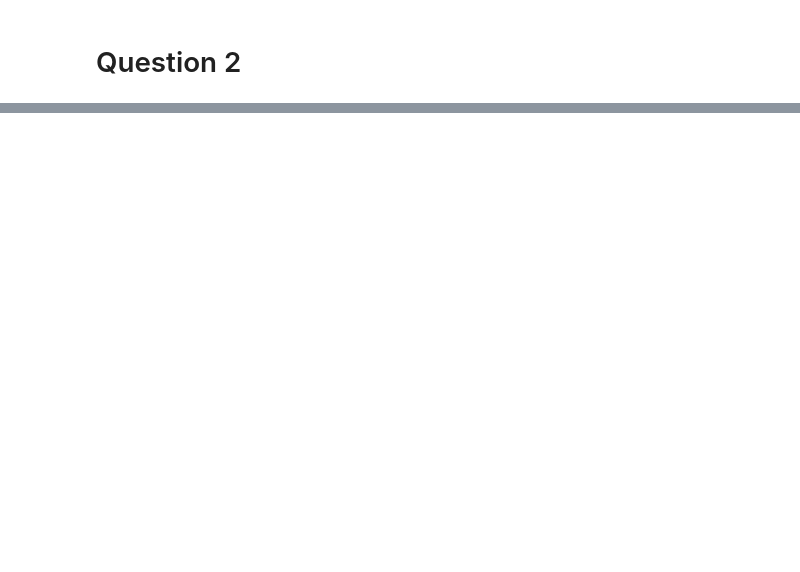
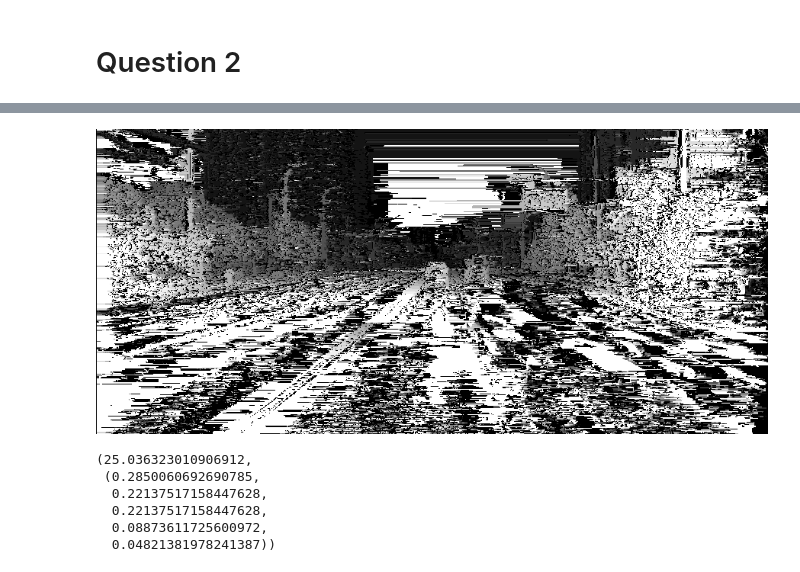
Before and after one commit to R-HUA/COMP90086-Computer-Vision, a Jupyter notebook: COMP90086.ipynb, the cells around one changed output, grey strips where cells are left out. Cells and saved outputs as stored; diff of their text form; code cells hidden in the pictures; blank space fills up the shorter version.

```diff
--- a/COMP90086.ipynb
+++ b/COMP90086.ipynb
@@ -110,0 +267,26 @@ rms
+# %%
+e = [[] for _ in range(3,27,4)]
+run_time = [-1 for _ in range(3,27,4)]
+for size in tqdm(range(3,27,4)):
+  for img_name in imgs.keys():
+    start_time = time.time()
+
+    d = ncc(imgs[img_name][0],imgs[img_name][1],size)
+    e[(size-3)//4].append(errors(ground_truth[img_name]/256,d))
+
+    end_time = time.time()
+    run_time[(size-3)//4] += (end_time - start_time)
+
+run= np.array(run_time) / len(imgs.keys())
+
+for i in range(3,27,4):
+  print("window size:",i)
+  print("mean run_time:",run[(i-3)//4])
+  rms = 0
+  err = np.zeros(5)
+  for j in range(len(list(imgs.keys()))):
+      rms += e[(i-3)//4][j][0]
+      err += np.array(e[(i-3)//4][j][1])
+  print("mean rms: %.2f"%(rms/ len(imgs.keys())))
+  print("mean error [<4 <2 <1 <0.5 <0.25] pixels:", err/ len(imgs.keys()))
+  print()
@@ -110,0 +354,6 @@ rms
+# %%
+start_time = time.time()
+width, height = imgs[fname][0].shape[:2]
+d = ssd(imgs[fname][0],imgs[fname][1],15)
+end_time = time.time()
+run_time = end_time - start_time
@@ -110,0 +417,4 @@ rms
+# %%
+start = time.time()
+d = dp_disparity(imgs[fname][0],imgs[fname][1],32)
+print("\n run time: %.2f"%(time.time()-start))
@@ -110,0 +429,13 @@ rms
+# %%
+plt.imshow(d * 20, cmap='gray')
+plt.axis('off')
+plt.show()
+errors(ground_truth[fname]/256,d)
+# %% [output]
+[figure, added]
+(25.036323010906912,
+ (0.2850060692690785,
+  0.22137517158447628,
+  0.22137517158447628,
+  0.08873611725600972,
+  0.04821381978241387))
```
Also changed, not shown: parts of 38 cells of this notebook, 1 other file.
